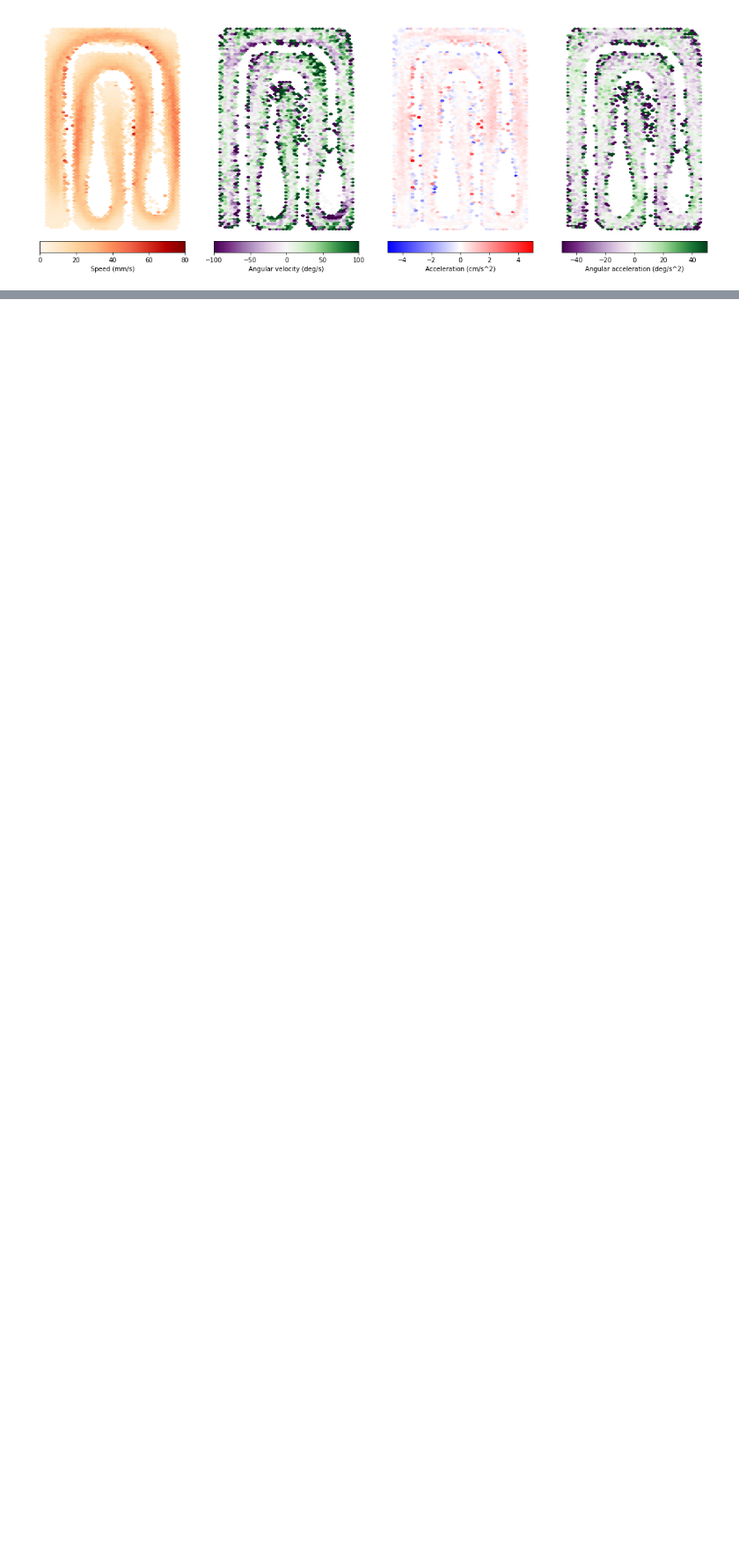
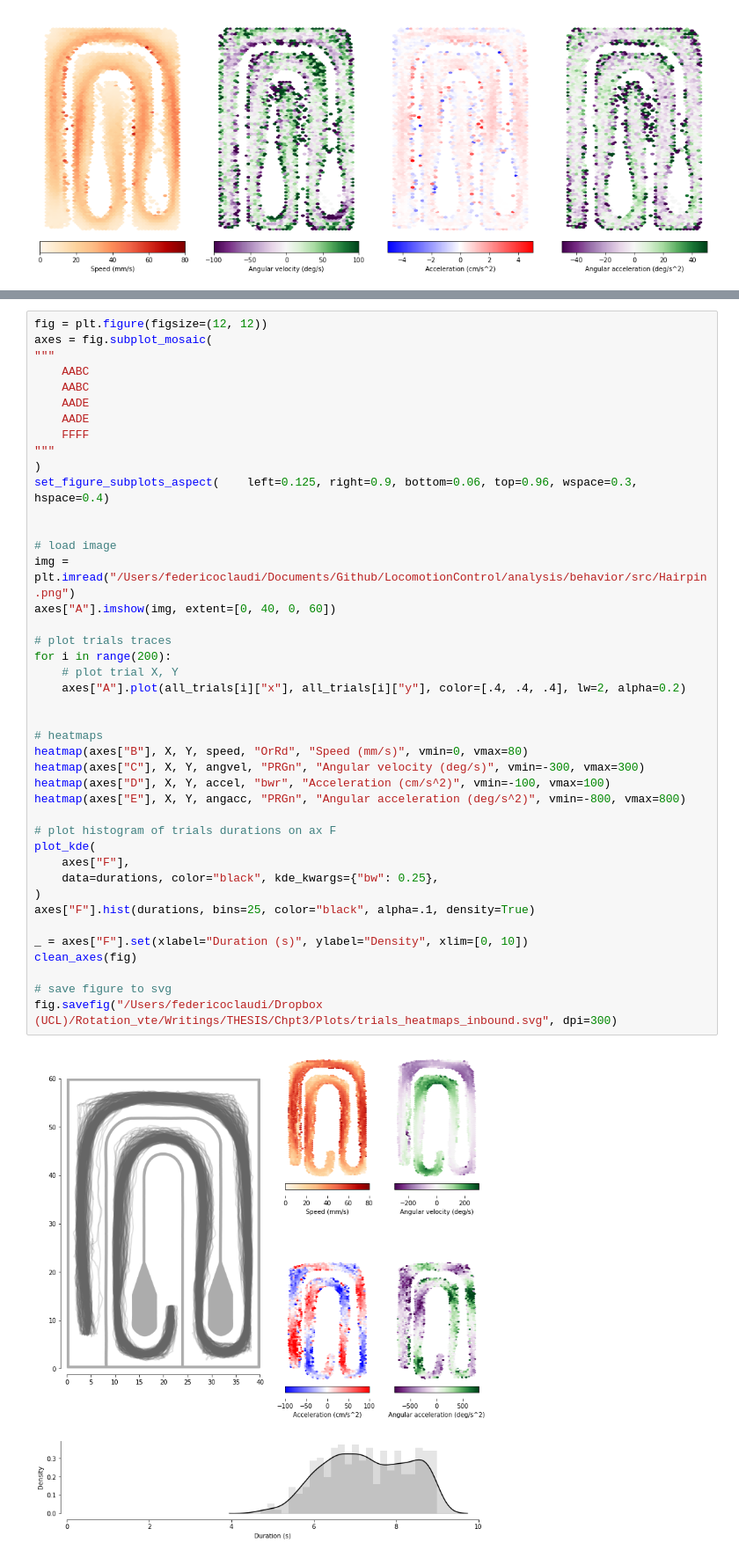
Before and after one commit to BrancoLab/LocomotionControl, a Jupyter notebook: thesis/chpt3/old/fig2_heatmaps.ipynb, the cells around one changed output, grey strips where cells are left out. Shown at 88% size. Drawn from its saved outputs; the diff is of its cells as text; blank space fills up the shorter version.

Commit message:
chpt figs almost done

```diff
--- a/thesis/chpt3/old/fig2_heatmaps.ipynb
+++ b/thesis/chpt3/old/fig2_heatmaps.ipynb
@@ -229,0 +283,44 @@ f.savefig("/Users/federicoclaudi/Dropbox (UCL)/Rotation_vte/Writings/THESIS/Chpt
+# %%
+fig = plt.figure(figsize=(12, 12))
+axes = fig.subplot_mosaic(
+"""
+    AABC
+    AABC
+    AADE
+    AADE
+    FFFF
+"""
+)
+set_figure_subplots_aspect(    left=0.125, right=0.9, bottom=0.06, top=0.96, wspace=0.3, hspace=0.4)
+
+
+# load image
+img = plt.imread("/Users/federicoclaudi/Documents/Github/LocomotionControl/analysis/behavior/src/Hairpin.png")
+axes["A"].imshow(img, extent=[0, 40, 0, 60])
+
+# plot trials traces
+for i in range(200):
+    # plot trial X, Y
+    axes["A"].plot(all_trials[i]["x"], all_trials[i]["y"], color=[.4, .4, .4], lw=2, alpha=0.2)
+
+
+# heatmaps
+heatmap(axes["B"], X, Y, speed, "OrRd", "Speed (mm/s)", vmin=0, vmax=80)
+heatmap(axes["C"], X, Y, angvel, "PRGn", "Angular velocity (deg/s)", vmin=-300, vmax=300)
+heatmap(axes["D"], X, Y, accel, "bwr", "Acceleration (cm/s^2)", vmin=-100, vmax=100)
+heatmap(axes["E"], X, Y, angacc, "PRGn", "Angular acceleration (deg/s^2)", vmin=-800, vmax=800)
+
+# plot histogram of trials durations on ax F
+plot_kde(
+    axes["F"],
+    data=durations, color="black", kde_kwargs={"bw": 0.25},
+)
+axes["F"].hist(durations, bins=25, color="black", alpha=.1, density=True)
+
+_ = axes["F"].set(xlabel="Duration (s)", ylabel="Density", xlim=[0, 10])
+clean_axes(fig)
+
+# save figure to svg
+fig.savefig("/Users/federicoclaudi/Dropbox (UCL)/Rotation_vte/Writings/THESIS/Chpt3/Plots/trials_heatmaps_inbound.svg", dpi=300)
+# %% [output]
+[figure, added]
```
Also changed, not shown: parts of 2 cells of this notebook, 4 other files.
